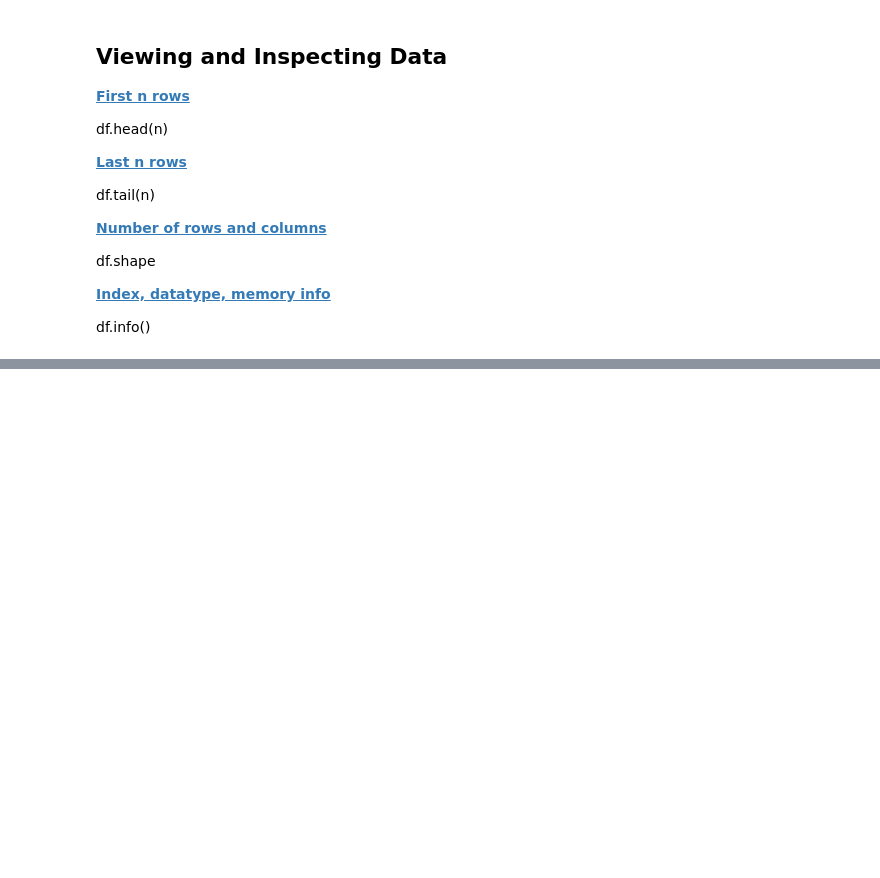
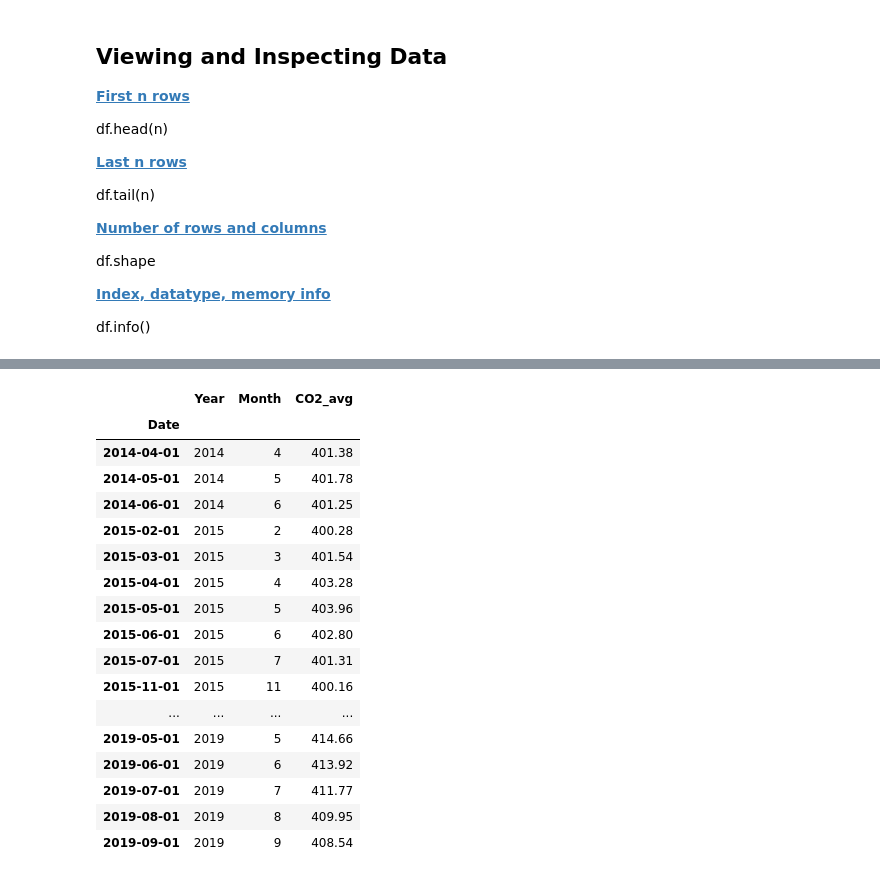
Before and after one commit to tamck/Pandas_tutorial, a Jupyter notebook: EARTH_PandasTech.ipynb, the cells around one changed output, grey strips where cells are left out. Saved outputs shown, nothing was run; the diff lists cells and outputs as text; code cells hidden in the pictures; blank space fills up the shorter version.

```diff
--- a/EARTH_PandasTech.ipynb
+++ b/EARTH_PandasTech.ipynb
@@ -381,0 +466,22 @@ Once again, let's try coding these to see if they give the same result:
+# %%
+# filter CO2_avg column for concentrations greater than 400 ppm
+CO2[CO2['CO2_avg'] > 400]
+# %% [output]
+|  | Year | Month | CO2_avg |
+| Date |  |  |  |
+| 2014-04-01 | 2014 | 4 | 401.38 |
+| 2014-05-01 | 2014 | 5 | 401.78 |
+| 2014-06-01 | 2014 | 6 | 401.25 |
+| 2015-02-01 | 2015 | 2 | 400.28 |
+| 2015-03-01 | 2015 | 3 | 401.54 |
+| 2015-04-01 | 2015 | 4 | 403.28 |
+| 2015-05-01 | 2015 | 5 | 403.96 |
+| 2015-06-01 | 2015 | 6 | 402.80 |
+| 2015-07-01 | 2015 | 7 | 401.31 |
+| 2015-11-01 | 2015 | 11 | 400.16 |
+| ... | ... | ... | ... |
+| 2019-05-01 | 2019 | 5 | 414.66 |
+| 2019-06-01 | 2019 | 6 | 413.92 |
+| 2019-07-01 | 2019 | 7 | 411.77 |
+| 2019-08-01 | 2019 | 8 | 409.95 |
+| 2019-09-01 | 2019 | 9 | 408.54 |
```
Also changed, not shown: parts of 78 cells of this notebook, 4 other files.
